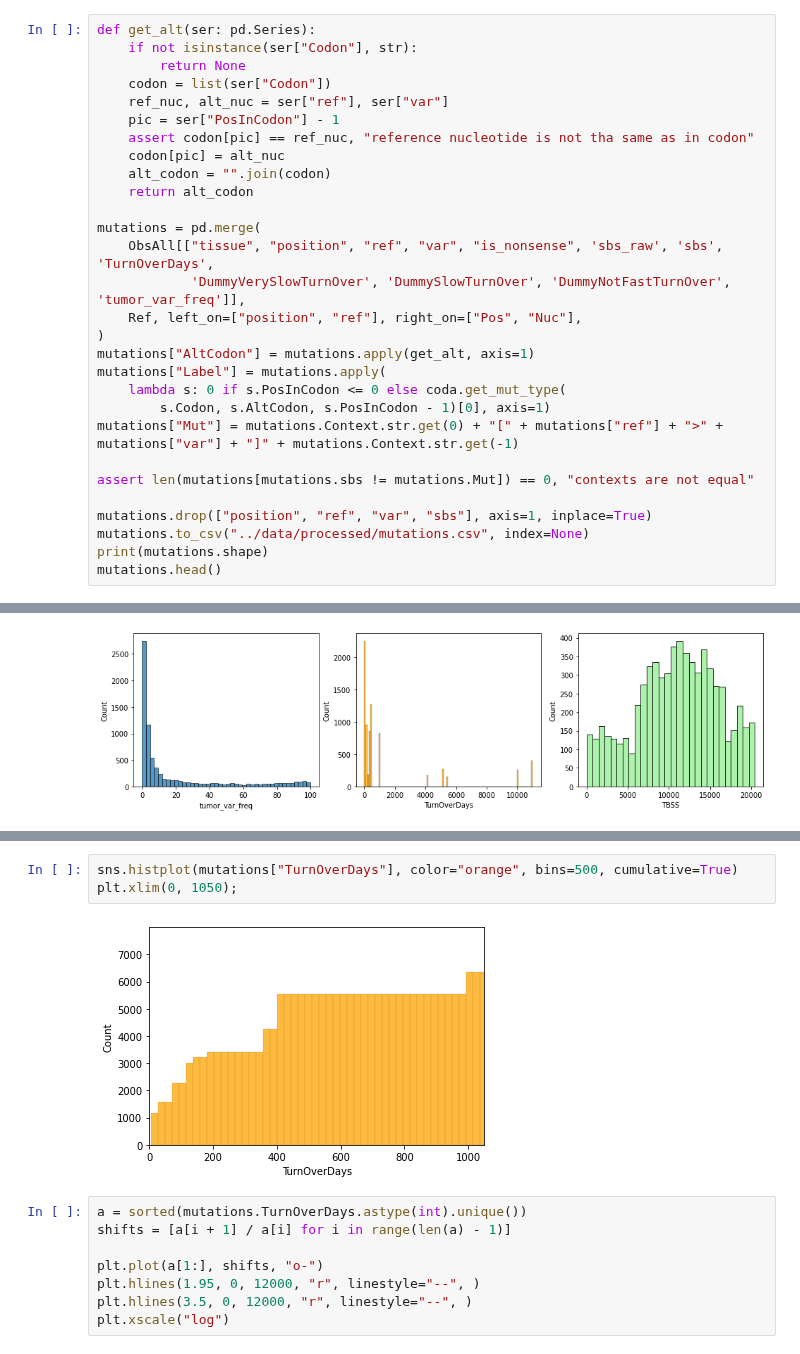
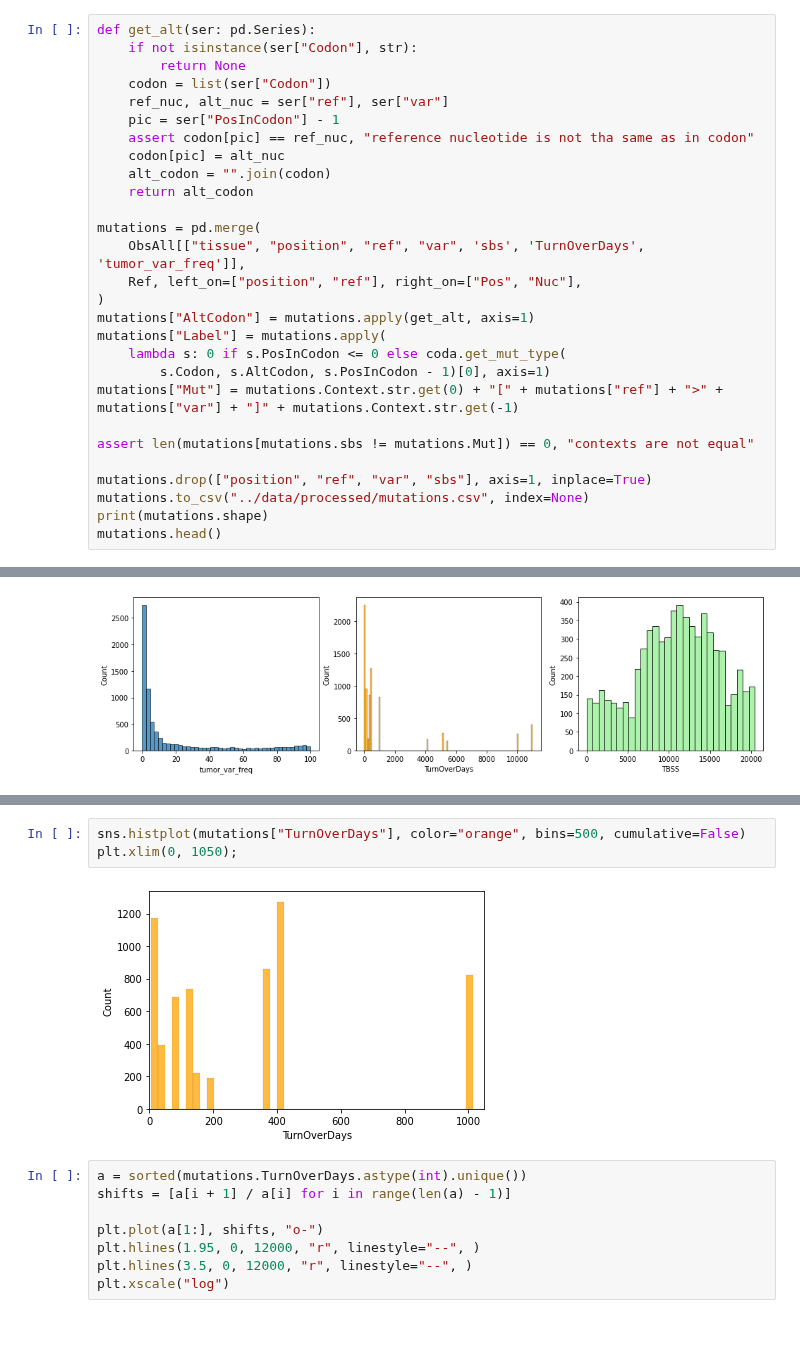
Before and after one commit to mitoclub/Signatures, a Jupyter notebook: notebooks/cancer_calc_ms.ipynb, the cells around one changed output, grey strips where cells are left out. Saved outputs shown, nothing was run; the diff lists cells and outputs as text.

```diff
--- a/notebooks/cancer_calc_ms.ipynb
+++ b/notebooks/cancer_calc_ms.ipynb
@@ -169,8 +169,7 @@ def get_alt(ser: pd.Series):
     return alt_codon
 
 mutations = pd.merge(
-    ObsAll[["tissue", "position", "ref", "var", "is_nonsense", 'sbs_raw', 'sbs', 'TurnOverDays',
-            'DummyVerySlowTurnOver', 'DummySlowTurnOver', 'DummyNotFastTurnOver', 'tumor_var_freq']],
+    ObsAll[["tissue", "position", "ref", "var", 'sbs', 'TurnOverDays', 'tumor_var_freq']],
     Ref, left_on=["position", "ref"], right_on=["Pos", "Nuc"],
 )
 mutations["AltCodon"] = mutations.apply(get_alt, axis=1)
@@ -577,8 +581,8 @@ plt.show()
 # %%
-sns.histplot(mutations["TurnOverDays"], color="orange", bins=500, cumulative=True)
+sns.histplot(mutations["TurnOverDays"], color="orange", bins=500, cumulative=False)
 plt.xlim(0, 1050);
 # %% [output]
-[figure, old version]
+[figure, new version]
 # %%
 a = sorted(mutations.TurnOverDays.astype(int).unique())
 shifts = [a[i + 1] / a[i] for i in range(len(a) - 1)]
```
Also changed, not shown: parts of 17 cells of this notebook, 1 other file.
